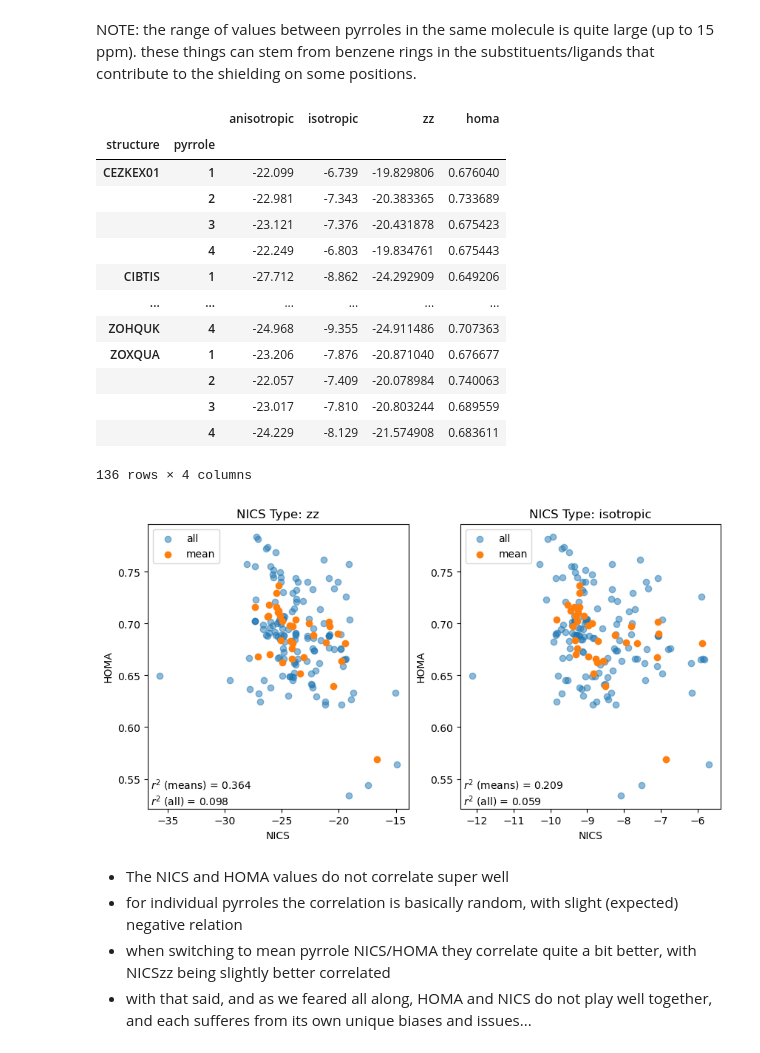
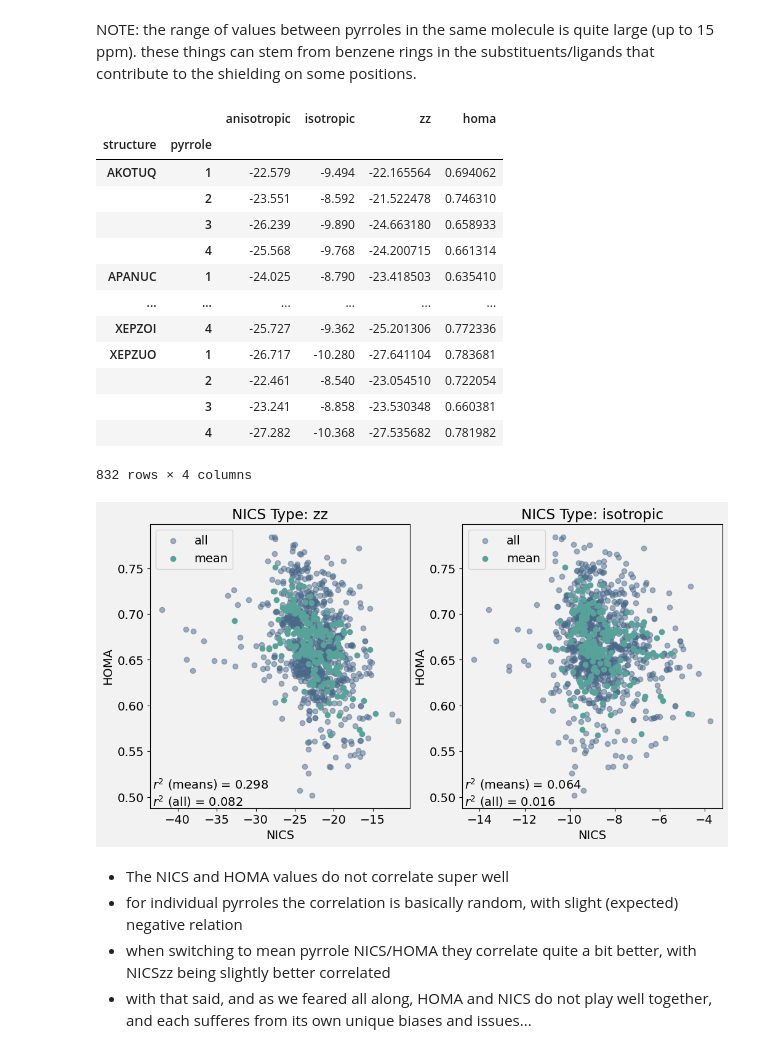
Before and after one commit to ajr15/PorCrystalStructures, a Jupyter notebook: notebooks/nmr.ipynb, the cells around one changed output. Drawn from its saved outputs; the diff is of its cells as text; code cells hidden in the pictures.

```diff
--- a/notebooks/nmr.ipynb
+++ b/notebooks/nmr.ipynb
@@ -32,3 +41,4 @@ raw["z"] = [float(x.split("/")[1][1:]) for x in raw["property"]]
 raw["type"] = [x.split("/")[-1] for x in raw["property"]]
 raw["value"] = - raw["value"] # to obey the convention of NICS notation
 raw = raw[["structure", "pyrrole", "z", "type", "value"]]
+raw = raw[raw["type"] != "anisotropic"]
@@ -39,7 +53,7 @@ import matplotlib.pyplot as plt
 types = raw["type"].unique()
 n_types = len(types)
 
-fig, axes = plt.subplots(n_types, 1, figsize=(8, 5 * n_types), sharex=True)
+fig, axes = plt.subplots(1, n_types, figsize=(6 * n_types, 6), sharex=True)
 
 if n_types == 1:
     axes = [axes]
@@ -51,8 +65,8 @@ for ax, t in zip(axes, types):
     subset = df_avg[df_avg["type"] == t]
     for structure, group in subset.groupby("structure"):
         group = group.sort_values("z")
-        ax.plot(group["z"], group["value"], marker='o', label=structure)
-    ax.set_title(f'NICS scan: type={t}')
+        ax.plot(group["z"], group["value"], marker='o', label=structure, color="gray", alpha=0.2)
+    ax.set_title(f'NICS({t.upper()})')
     ax.set_ylabel('value')
     # ax.legend(title='structure', bbox_to_anchor=(1.05, 1), loc='upper left')
 
@@ -83,7 +99,7 @@ for (structure, pyrrole, t), group in raw.groupby(["structure", "pyrrole", "type
 
 asym_df = pd.DataFrame(asymmetry)
 nics_types = ["zz", "isotropic"]
-fig, axs = plt.subplots(nrows=len(nics_types), ncols=2, figsize=(10, 4 * len(nics_types)))
+fig, axs = plt.subplots(nrows=len(nics_types), ncols=2, figsize=(10, 3 * len(nics_types)))
 for i, t in enumerate(nics_types):
     data = asym_df[asym_df["type"] == t]
     axs[i, 0].hist(data["asymmetry"], bins=30, alpha=0.7)
@@ -182,7 +198,7 @@ plt.tight_layout()
 # %% [markdown]
 NOTE: the range of values between pyrroles in the same molecule is quite large (up to 15 ppm). these things can stem from benzene rings in the substituents/ligands that contribute to the shielding on some positions.
 # %%
-q = session.query(StructureProperty.structure, StructureProperty.property, StructureProperty.value).filter(StructureProperty.source == 'homa/dft').filter(StructureProperty.poperty.like("%pyrrole%")).filter(StructureProperty.property.like("%homa%"))
+q = session.query(StructureProperty.structure, StructureProperty.property, StructureProperty.value).filter(StructureProperty.source == 'homa/dft').filter(StructureProperty.property.like("%pyrrole%")).filter(StructureProperty.property.like("%homa%"))
 homa_df = pd.read_sql(q.statement, session.connection())
 homa_df["pyrrole"] = [int(s.split()[0][-1]) for s in homa_df["property"]]
 homa_df = homa_df.drop(columns=["property"]).set_index(["structure", "pyrrole"])
@@ -192,45 +208,45 @@ df
 # %% [output]
 |  |  | anisotropic | isotropic | zz | homa |
 | structure | pyrrole |  |  |  |  |
-| CEZKEX01 | 1 | -22.099 | -6.739 | -19.829806 | 0.676040 |
-|  | 2 | -22.981 | -7.343 | -20.383365 | 0.733689 |
-|  | 3 | -23.121 | -7.376 | -20.431878 | 0.675423 |
-|  | 4 | -22.249 | -6.803 | -19.834761 | 0.675443 |
-| CIBTIS | 1 | -27.712 | -8.862 | -24.292909 | 0.649206 |
+| AKOTUQ | 1 | -22.579 | -9.494 | -22.165564 | 0.694062 |
+|  | 2 | -23.551 | -8.592 | -21.522478 | 0.746310 |
+|  | 3 | -26.239 | -9.890 | -24.663180 | 0.658933 |
+|  | 4 | -25.568 | -9.768 | -24.200715 | 0.661314 |
+| APANUC | 1 | -24.025 | -8.790 | -23.418503 | 0.635410 |
 | ... | ... | ... | ... | ... | ... |
-| ZOHQUK | 4 | -24.968 | -9.355 | -24.911486 | 0.707363 |
-| ZOXQUA | 1 | -23.206 | -7.876 | -20.871040 | 0.676677 |
-|  | 2 | -22.057 | -7.409 | -20.078984 | 0.740063 |
-|  | 3 | -23.017 | -7.810 | -20.803244 | 0.689559 |
-|  | 4 | -24.229 | -8.129 | -21.574908 | 0.683611 |
+| XEPZOI | 4 | -25.727 | -9.362 | -25.201306 | 0.772336 |
+| XEPZUO | 1 | -26.717 | -10.280 | -27.641104 | 0.783681 |
+|  | 2 | -22.461 | -8.540 | -23.054510 | 0.722054 |
+|  | 3 | -23.241 | -8.858 | -23.530348 | 0.660381 |
+|  | 4 | -27.282 | -10.368 | -27.535682 | 0.781982 |
-136 rows × 4 columns
+832 rows × 4 columns
 # %%
 nics_types = ["zz", "isotropic"]
-fig, axs = plt.subplots(ncols=2, figsize=(10, 5))
+fig, axs = plt.subplots(ncols=2, figsize=(12, 6))
 ajr = df.groupby("structure").mean()
 for ax, t in zip(axs, nics_types):
     ax.scatter(df[t], df["homa"], label="all", alpha=0.5)
     ax.scatter(ajr[t], ajr["homa"], label="mean")
     # Calculate Pearson r^2
     pearson_r = np.corrcoef(ajr[t], ajr["homa"])[0, 1]
     r2means = pearson_r ** 2
     pearson_r = np.corrcoef(df[t], df["homa"])[0, 1]
     r2all = pearson_r ** 2
 
     # Add text to the plot
     ax.text(
         0.01, 0.11,
         f"$r^2$ (means) = {r2means:.3f}\n$r^2$ (all) = {r2all:.3f}",
         transform=ax.transAxes,
         verticalalignment='top'
     )
 
     ax.set_xlabel("NICS")
     ax.set_ylabel("HOMA")
     ax.set_title(f"NICS Type: {t}")
     ax.legend(loc="upper left")
 # %% [output]
-[figure, old version]
+[figure, new version]
 # %% [markdown]
 - The NICS and HOMA values do not correlate super well
 - for individual pyrroles the correlation is basically random, with slight (expected) negative relation
```
Also changed, not shown: parts of 8 cells of this notebook, 8 other files.
